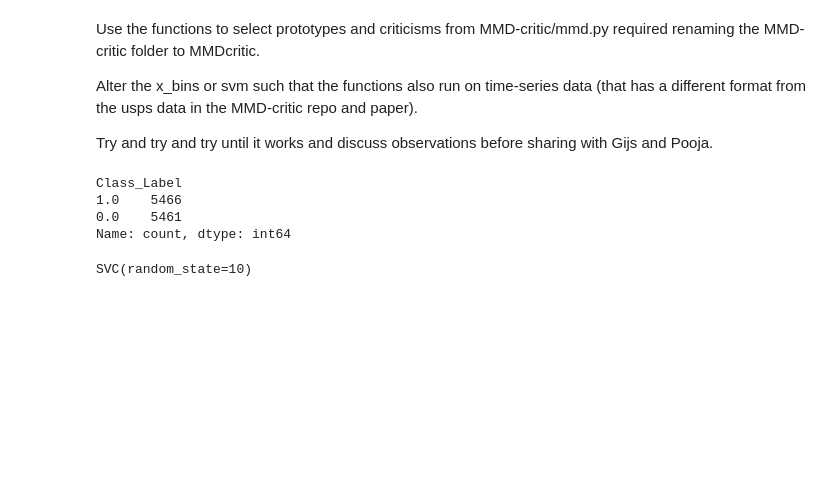
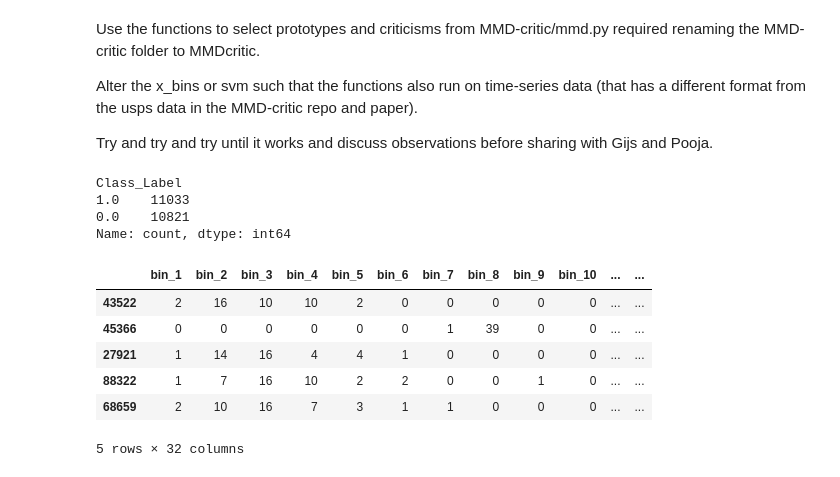
Before and after one commit to gijsdesmit/XAI_project, a Jupyter notebook: Dimensionality_reduction_pipeline.ipynb, the cells around one changed output. Drawn from its saved outputs; the diff is of its cells as text; code cells hidden in the pictures; blank space fills up the shorter version.

```diff
--- a/Dimensionality_reduction_pipeline.ipynb
+++ b/Dimensionality_reduction_pipeline.ipynb
@@ -463,22 +375,21 @@ def greedy_select_protos(K, candidate_indices, m):
 # %%
-sampling_ratio = 0.1
-
-sample_indices = x_bins.sample(frac=sampling_ratio, random_state=1).index
-x_bins_sampled = x_bins.loc[sample_indices]
-x_bins.sampled = x_bins_sampled.drop(columns=['Sample_id'])
-y_raw_sampled = y_raw.loc[sample_indices]
-
+sampling_ratio = 0.2
+sample_indices = x_bins.sample(frac=sampling_ratio, random_state=1).Sample_id
+x_bins_sampled = x_bins[x_bins['Sample_id'].isin(sample_indices)]
+y_raw_sampled = y_raw[y_raw['Sample_id'].isin(sample_indices)]
 print(y_raw_sampled.Class_Label.value_counts())
 # %% [output]
 Class_Label
-1.0    5466
-0.0    5461
+1.0    11033
+0.0    10821
 Name: count, dtype: int64
-# %%
-scaler = StandardScaler()
-x_bins_sampled_scaled = scaler.fit_transform(x_bins_sampled)
-
-svm_sampled = SVC(random_state=random_seed, kernel='rbf')
-svm_sampled.fit(x_bins_sampled_scaled, y_raw_sampled['Class_Label'])
-# %% [output]
-SVC(random_state=10)
+# %%
+x_bins_sampled.head(5)
+# %% [output]
+|  | bin_1 | bin_2 | bin_3 | bin_4 | bin_5 | bin_6 | bin_7 | bin_8 | bin_9 | bin_10 | ... | ... |
+| 43522 | 2 | 16 | 10 | 10 | 2 | 0 | 0 | 0 | 0 | 0 | ... | ... |
+| 45366 | 0 | 0 | 0 | 0 | 0 | 0 | 1 | 39 | 0 | 0 | ... | ... |
+| 27921 | 1 | 14 | 16 | 4 | 4 | 1 | 0 | 0 | 0 | 0 | ... | ... |
+| 88322 | 1 | 7 | 16 | 10 | 2 | 2 | 0 | 0 | 1 | 0 | ... | ... |
+| 68659 | 2 | 10 | 16 | 7 | 3 | 1 | 1 | 0 | 0 | 0 | ... | ... |
+5 rows × 32 columns
```
Also changed, not shown: parts of 36 cells of this notebook, 2 other files.
